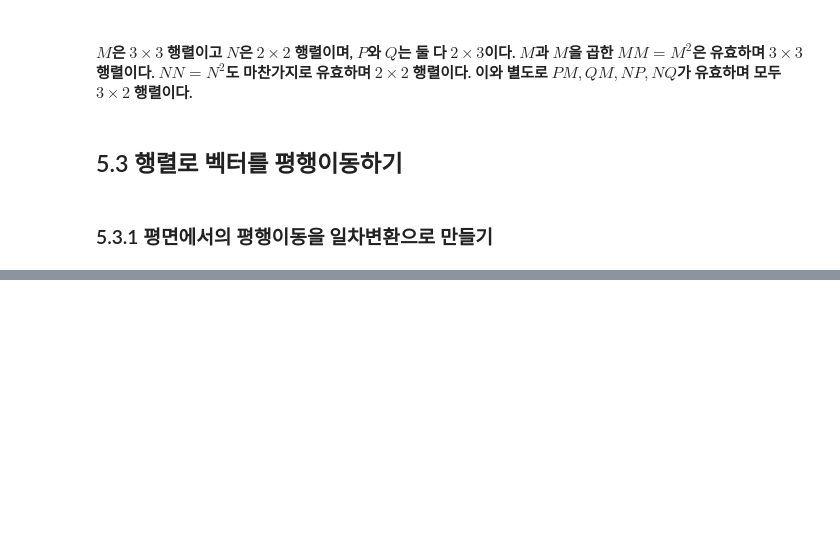
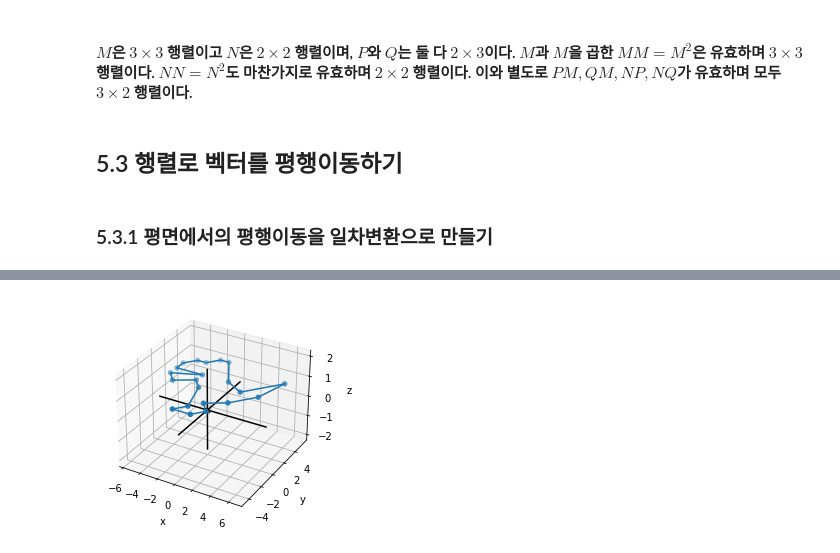
Before and after one commit to lhk6565/Math-for-Programmers, a Jupyter notebook: Part 1/Chapter 05/Chapter 05 Walkthrough.ipynb, the cells around one changed output, grey strips where cells are left out. Cells and saved outputs as stored; diff of their text form; code cells hidden in the pictures; blank space fills up the shorter version.

```diff
--- a/Part 1/Chapter 05/Chapter 05 Walkthrough.ipynb
+++ b/Part 1/Chapter 05/Chapter 05 Walkthrough.ipynb
@@ -658,0 +704,7 @@ $ </center>
+# %%
+draw3d(
+    Points3D(*dino_3d, color='C0'),
+    *polygon_segments_3d(dino_3d, color='C0')
+)
+# %% [output]
+[figure, added]
```
Also changed, not shown: parts of 30 cells of this notebook.
